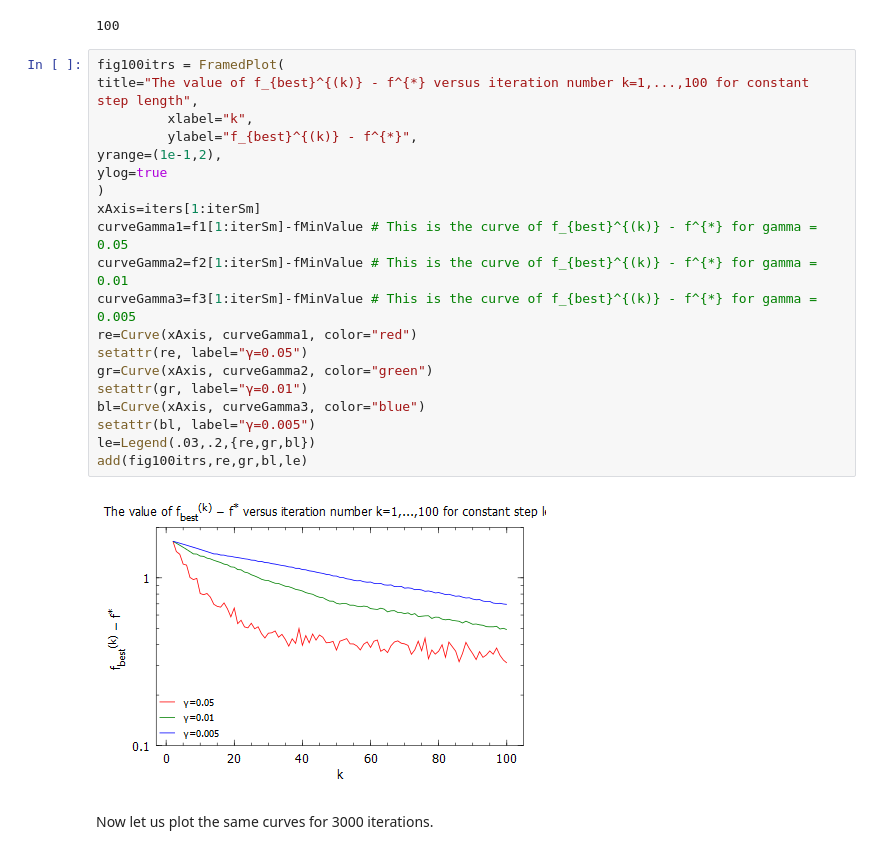
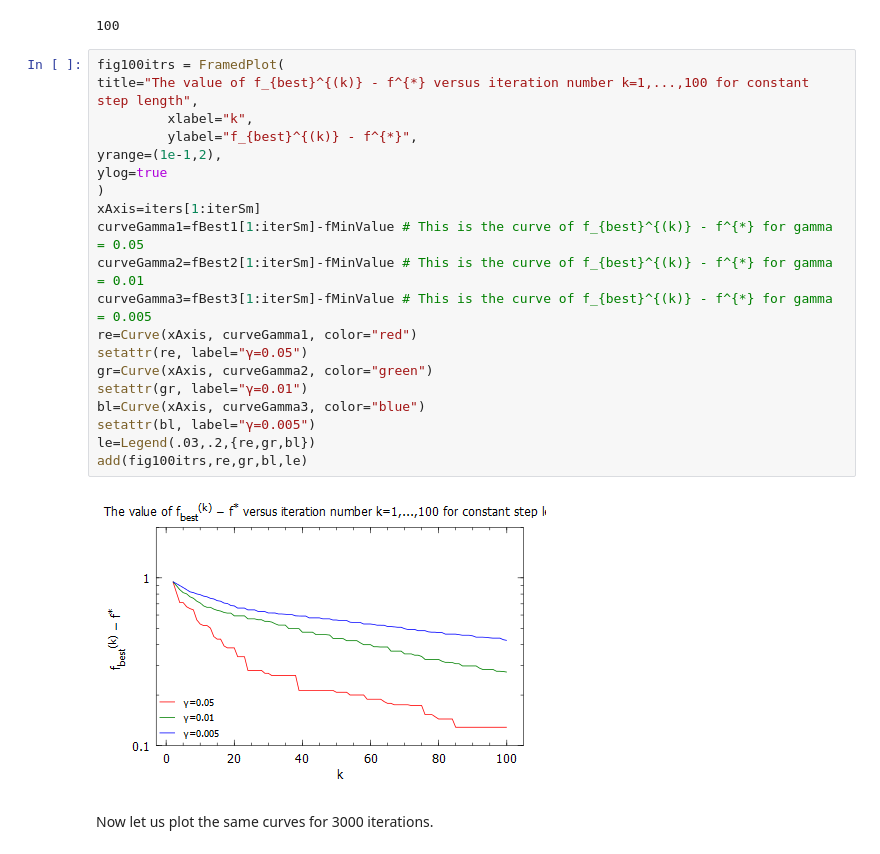
Before and after one commit to Shuvomoy/JuliaCodes-EE364b, a Jupyter notebook: JuliaCodes/Subgradient Method - Piecewise Linear Function Minimization .ipynb, the cells around one changed output. Cells and saved outputs as stored; diff of their text form.

```diff
--- a/JuliaCodes/Subgradient Method - Piecewise Linear Function Minimization .ipynb
+++ b/JuliaCodes/Subgradient Method - Piecewise Linear Function Minimization .ipynb
@@ -234,25 +234,25 @@ iterSm=100
 # %%
 fig100itrs = FramedPlot(
 title="The value of f_{best}^{(k)} - f^{*} versus iteration number k=1,...,100 for constant step length",
          xlabel="k",
          ylabel="f_{best}^{(k)} - f^{*}",
 yrange=(1e-1,2),
 ylog=true
 )
 xAxis=iters[1:iterSm]
-curveGamma1=f1[1:iterSm]-fMinValue # This is the curve of f_{best}^{(k)} - f^{*} for gamma = 0.05
-curveGamma2=f2[1:iterSm]-fMinValue # This is the curve of f_{best}^{(k)} - f^{*} for gamma = 0.01
-curveGamma3=f3[1:iterSm]-fMinValue # This is the curve of f_{best}^{(k)} - f^{*} for gamma = 0.005
+curveGamma1=fBest1[1:iterSm]-fMinValue # This is the curve of f_{best}^{(k)} - f^{*} for gamma = 0.05
+curveGamma2=fBest2[1:iterSm]-fMinValue # This is the curve of f_{best}^{(k)} - f^{*} for gamma = 0.01
+curveGamma3=fBest3[1:iterSm]-fMinValue # This is the curve of f_{best}^{(k)} - f^{*} for gamma = 0.005
 re=Curve(xAxis, curveGamma1, color="red")
 setattr(re, label="γ=0.05")
 gr=Curve(xAxis, curveGamma2, color="green")
 setattr(gr, label="γ=0.01")
 bl=Curve(xAxis, curveGamma3, color="blue")
 setattr(bl, label="γ=0.005")
 le=Legend(.03,.2,{re,gr,bl})
 add(fig100itrs,re,gr,bl,le)
 # %% [output]
-[figure, old version]
+[figure, new version]
 # %% [markdown]
 Now let us plot the same curves for 3000 iterations.
 # %%
```
Also changed, not shown: parts of 9 cells of this notebook, 2 other files.
